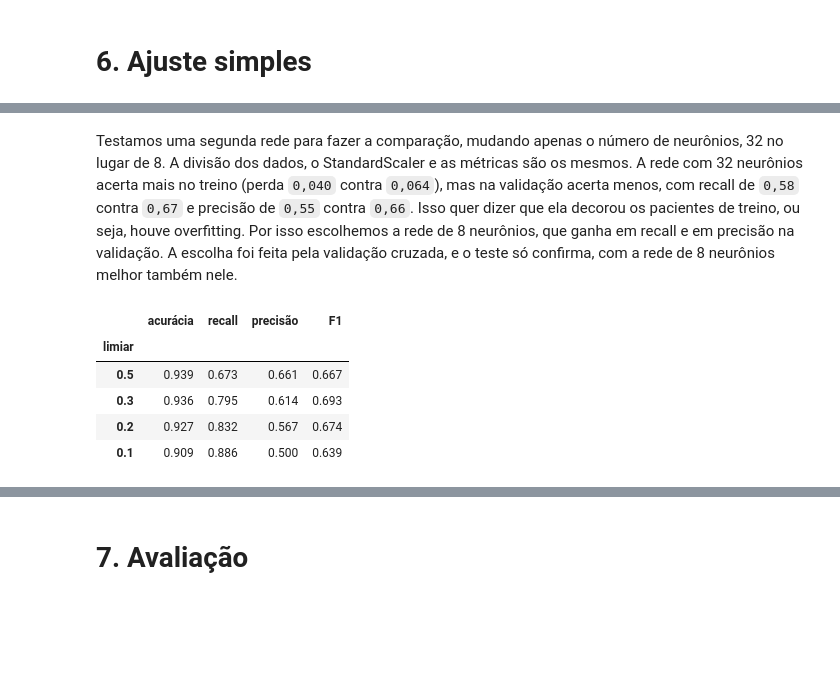
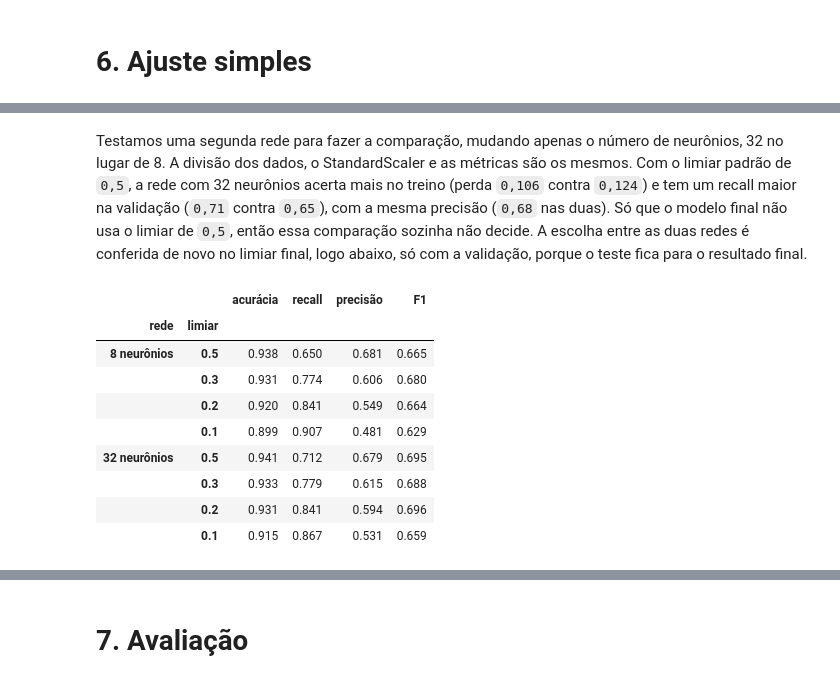
Before and after one commit to KaykyCayres/fiap-gs-zela, a Jupyter notebook: 08-RedesNeurais/zela_rn.ipynb, the cells around one changed output, grey strips where cells are left out. Saved outputs shown, nothing was run; the diff lists cells and outputs as text; code cells hidden in the pictures; blank space fills up the shorter version.

```diff
--- a/08-RedesNeurais/zela_rn.ipynb
+++ b/08-RedesNeurais/zela_rn.ipynb
@@ -108,3 +111,9 @@ df.duplicated().sum() # verificar duplicatas
 np.int64(0)
 # %% [markdown]
 Analisamos que não há nenhum dado faltante, assim como vimos antes, e nem dado duplicado. Isso já era esperado, porque a base foi gerada artificialmente.
+# %%
+# dt_medicao é a data e a hora da leitura, conferimos se ela concorda com o tempo de espera
+df['dt_medicao'] = pd.to_datetime(df['dt_medicao'])
+minutos = (df['dt_medicao'] - df.groupby('paciente_id')['dt_medicao'].transform('min')).dt.total_seconds() / 60
+print('dt_medicao vai de', df['dt_medicao'].min(), 'até', df['dt_medicao'].max())
+print('Leituras em que dt_medicao não bate com tempo_espera_min:', (minutos != df['tempo_espera_min']).sum())
@@ -111,11 +125,11 @@ Analisamos que não há nenhum dado faltante, assim como vimos antes, e nem dado
 # %%
-# regra de crítico, a mesma do monitor em Python
+# regra de crítico, a mesma do monitor em Python e da pulseira (FC, SpO2 e temperatura)
 df = df.sort_values(['paciente_id', 'tempo_espera_min'])
-df['critico'] = ((df['frequencia_cardiaca'] >= 130) | (df['spo2'] < 90)).astype(int)
+df['critico'] = ((df['frequencia_cardiaca'] >= 130) | (df['spo2'] < 90) | (df['temperatura'] >= 39.0)).astype(int)
 
 # alvo: alguma das próximas 5 leituras (10 min) do mesmo paciente é crítica?
 proximas = [df.groupby('paciente_id')['critico'].shift(-k) for k in range(1, 6)]
 df['vai_ficar_critico'] = pd.concat(proximas, axis=1).max(axis=1)
 
-df[['paciente_id', 'tempo_espera_min', 'frequencia_cardiaca', 'spo2', 'critico', 'vai_ficar_critico']].head(40)
+df[['paciente_id', 'tempo_espera_min', 'frequencia_cardiaca', 'spo2', 'temperatura', 'critico', 'vai_ficar_critico']].head(40)
 # %% [output]
@@ -320,10 +337,8 @@ for neuronios in [(32,), (8,)]:
     chances = chances_validacao(neuronios)
     rede = MLPClassifier(hidden_layer_sizes=neuronios, max_iter=1000, random_state=42).fit(X_train_esc, y_train)
     validacao_m = metricas(y_train, (chances >= 0.5).astype(int))
-    teste_m = metricas(y_test, rede.predict(X_test_esc))
     linhas[f'{neuronios[0]} neurônios'] = {
-        'loss treino': rede.loss_, 'recall validação': validacao_m['recall'], 'precisão validação': validacao_m['precisão'],
-        'recall teste': teste_m['recall'], 'precisão teste': teste_m['precisão'], 'F1 teste': teste_m['F1']}
+        'loss treino': rede.loss_, 'recall validação': validacao_m['recall'], 'precisão validação': validacao_m['precisão']}
 
 comparacao = pd.DataFrame(linhas).T.round(3)
 comparacao
@@ -334,18 +349,23 @@ comparacao
 # %% [markdown]
-Testamos uma segunda rede para fazer a comparação, mudando apenas o número de neurônios, 32 no lugar de 8. A divisão dos dados, o StandardScaler e as métricas são os mesmos. A rede com 32 neurônios acerta mais no treino (perda `0,040` contra `0,064`), mas na validação acerta menos, com recall de `0,58` contra `0,67` e precisão de `0,55` contra `0,66`. Isso quer dizer que ela decorou os pacientes de treino, ou seja, houve overfitting. Por isso escolhemos a rede de 8 neurônios, que ganha em recall e em precisão na validação. A escolha foi feita pela validação cruzada, e o teste só confirma, com a rede de 8 neurônios melhor também nele.
+Testamos uma segunda rede para fazer a comparação, mudando apenas o número de neurônios, 32 no lugar de 8. A divisão dos dados, o StandardScaler e as métricas são os mesmos. Com o limiar padrão de `0,5`, a rede com 32 neurônios acerta mais no treino (perda `0,106` contra `0,124`) e tem um recall maior na validação (`0,71` contra `0,65`), com a mesma precisão (`0,68` nas duas). Só que o modelo final não usa o limiar de `0,5`, então essa comparação sozinha não decide. A escolha entre as duas redes é conferida de novo no limiar final, logo abaixo, só com a validação, porque o teste fica para o resultado final.
 # %%
 # a MLPClassifier não tem class_weight, então tratamos o desbalanceamento pelo limiar:
 # a rede avisa quando a chance passa do limiar, e um limiar menor avisa mais pacientes
-chances_8 = chances_validacao((8,))
-limiares = pd.DataFrame({limiar: metricas(y_train, (chances_8 >= limiar).astype(int))
-                         for limiar in [0.5, 0.3, 0.2, 0.1]}).T.round(3)
-limiares.index.name = 'limiar'
+# o limiar vale para as duas redes, então a escolha entre 8 e 32 neurônios também é conferida em cada limiar
+chances = {neuronios: chances_validacao((neuronios,)) for neuronios in [8, 32]}
+limiares = pd.DataFrame({(f'{neuronios} neurônios', limiar): metricas(y_train, (chances[neuronios] >= limiar).astype(int))
+                         for neuronios in [8, 32] for limiar in [0.5, 0.3, 0.2, 0.1]}).T.round(3)
+limiares.index.names = ['rede', 'limiar']
 limiares
 # %% [output]
-|  | acurácia | recall | precisão | F1 |
-| limiar |  |  |  |  |
-| 0.5 | 0.939 | 0.673 | 0.661 | 0.667 |
-| 0.3 | 0.936 | 0.795 | 0.614 | 0.693 |
-| 0.2 | 0.927 | 0.832 | 0.567 | 0.674 |
-| 0.1 | 0.909 | 0.886 | 0.500 | 0.639 |
+|  |  | acurácia | recall | precisão | F1 |
+| rede | limiar |  |  |  |  |
+| 8 neurônios | 0.5 | 0.938 | 0.650 | 0.681 | 0.665 |
+|  | 0.3 | 0.931 | 0.774 | 0.606 | 0.680 |
+|  | 0.2 | 0.920 | 0.841 | 0.549 | 0.664 |
+|  | 0.1 | 0.899 | 0.907 | 0.481 | 0.629 |
+| 32 neurônios | 0.5 | 0.941 | 0.712 | 0.679 | 0.695 |
+|  | 0.3 | 0.933 | 0.779 | 0.615 | 0.688 |
+|  | 0.2 | 0.931 | 0.841 | 0.594 | 0.696 |
+|  | 0.1 | 0.915 | 0.867 | 0.531 | 0.659 |
 # %% [markdown]
```
Also changed, not shown: parts of 34 cells of this notebook, 1 other file.
